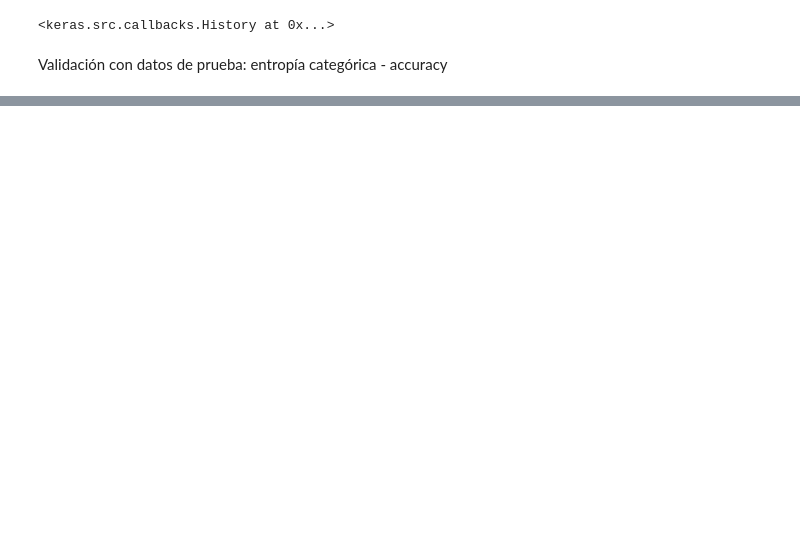
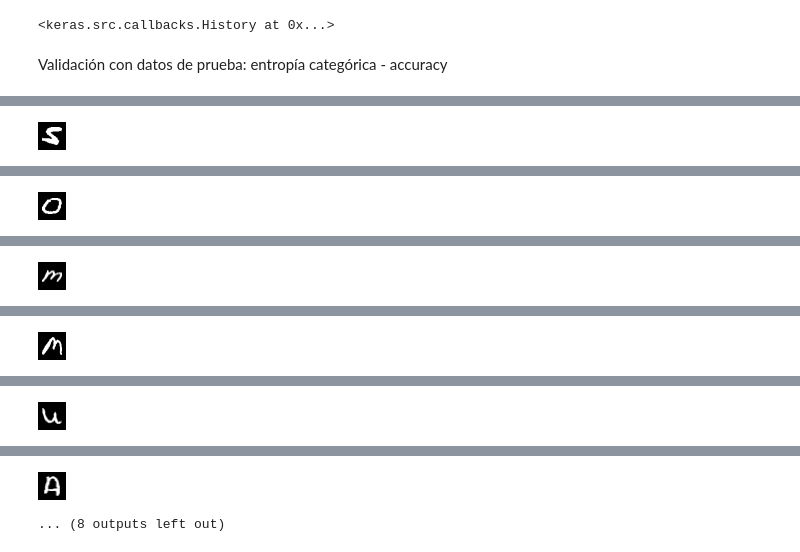
Before and after one commit to OscarRojasG/OCR, a Jupyter notebook: OCR.ipynb, the cells around one changed output, grey strips where cells are left out. Cells and saved outputs as stored; diff of their text form; code cells hidden in the pictures; blank space fills up the shorter version.

```diff
--- a/OCR.ipynb
+++ b/OCR.ipynb
@@ -45,19 +45,19 @@ df.head()
 | 4 | 0 | 0 | 0 | 0 | 0 | 0 | 0 | 0 | 0 | 0 | ... | ... |
 5 rows × 785 columns
 # %%
-from PIL import Image
+from PIL import Image as Img
 
 pixels = df.iloc[0].to_numpy()[1:]
 pixels = np.reshape(pixels, (28, 28))
 
-img = Image.fromarray(pixels)
+img = Img.fromarray(pixels)
 img
 # %% [output]
 [figure]
 # %%
 def draw_image(pixel_arr):
     pixels = np.reshape(pixel_arr, (28, 28))
-    img = Image.fromarray(pixels)
+    img = Img.fromarray(pixels)
     return img
 # %% [markdown]
 ## Exportar
@@ -112,7 +112,7 @@ from keras import layers
 
 model = models.Sequential()
 
-model.add(layers.Dense(10, activation='sigmoid', input_shape=(784,)))
+model.add(layers.Dense(100, activation='sigmoid', input_shape=(784,)))
 model.add(layers.Dense(26, activation='sigmoid'))
 
 model.compile(optimizer='adam', loss='sparse_categorical_crossentropy', metrics=['accuracy'])
@@ -161,0 +156,10 @@ T
+# %%
+from io import BytesIO
+from IPython.display import display, Image
+
+for i in range(10):
+    img = predict(X_test, i)
+    bio = BytesIO()
+    img.save(bio, format='png')
+    display(Image(bio.getvalue(), format='png'))
+# %% [output]
@@ -161,0 +168 @@ T
+[figure, added]
@@ -161,0 +171 @@ T
+[figure, added]
@@ -161,0 +174 @@ T
+[figure, added]
@@ -161,0 +177 @@ T
+[figure, added]
@@ -161,0 +180 @@ T
+[figure, added]
@@ -161,0 +183,2 @@ T
+[figure, added]
+... (8 outputs left out)
```
Also changed, not shown: parts of 4 cells of this notebook.
